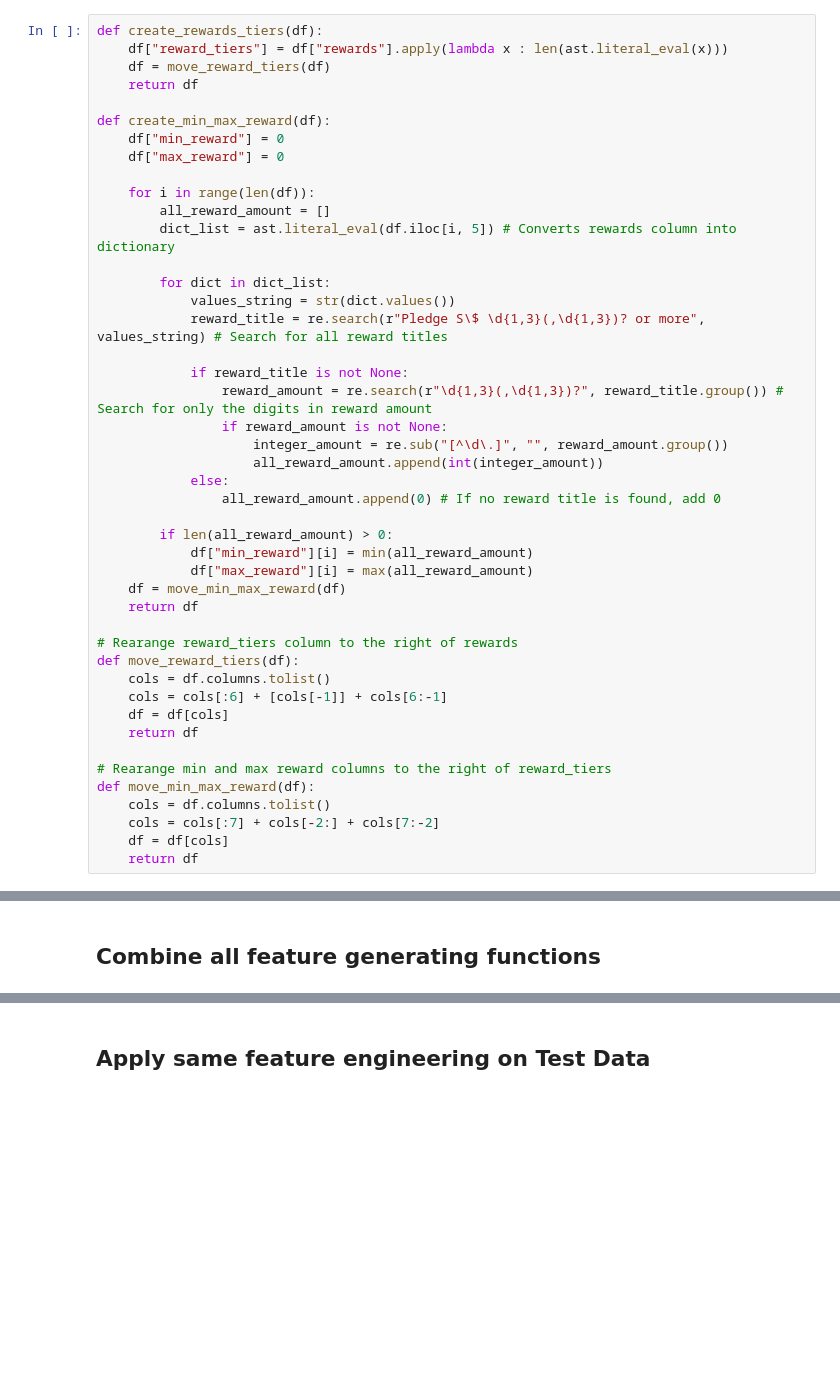
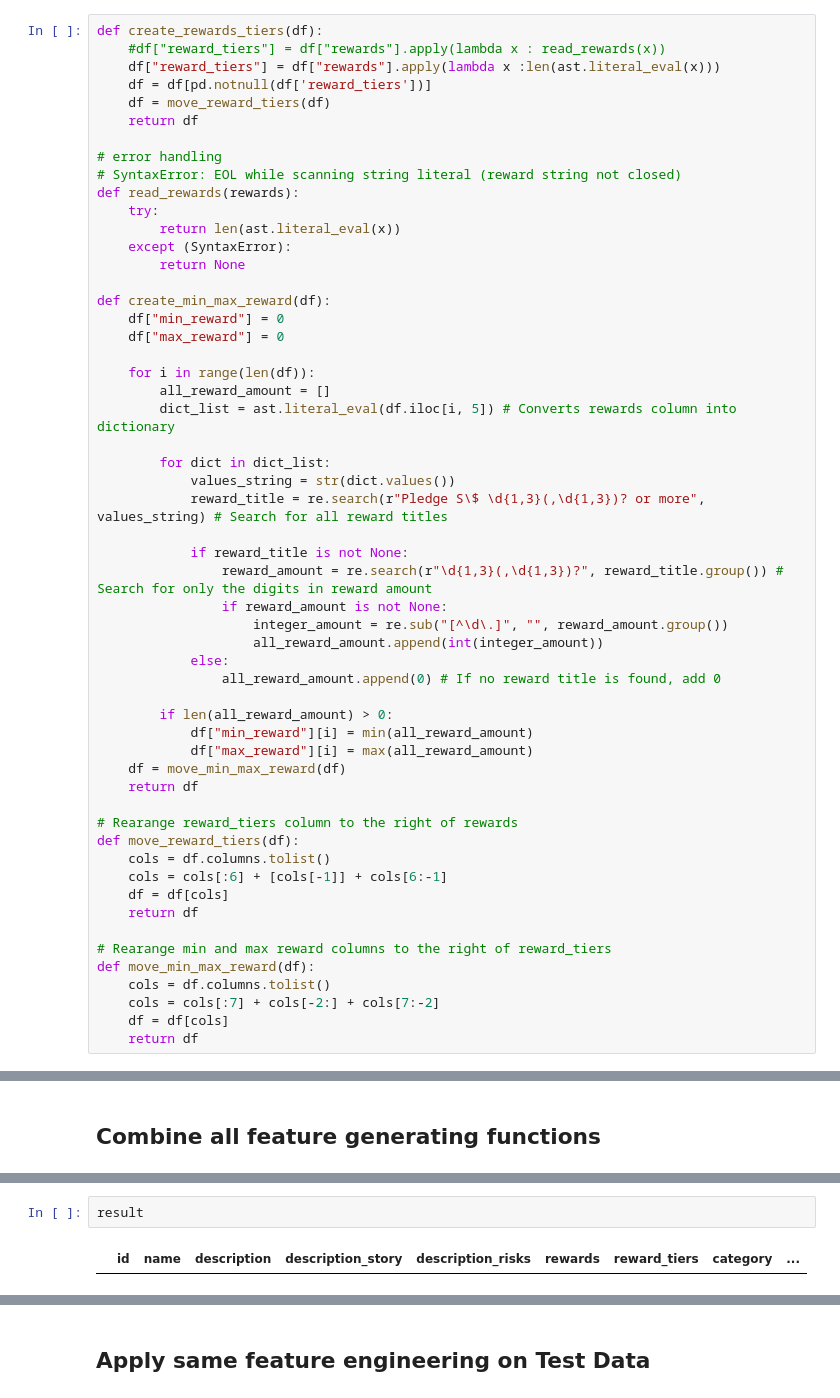
Before and after one commit to bandytan/Kickstarter-Campaign-Success-Predictor, a Jupyter notebook: Feature Engineering.ipynb, the cells around one changed output, grey strips where cells are left out. Cells and saved outputs as stored; diff of their text form; blank space fills up the shorter version.

Commit message:
Error handling for reward string

```diff
--- a/Feature Engineering.ipynb
+++ b/Feature Engineering.ipynb
@@ -221,9 +239,19 @@ for x in df.columns:
 <font color="red"><strong>I dont think list can be a input to ML</strong></font>
 # %%
 def create_rewards_tiers(df):
-    df["reward_tiers"] = df["rewards"].apply(lambda x : len(ast.literal_eval(x)))
+    #df["reward_tiers"] = df["rewards"].apply(lambda x : read_rewards(x))
+    df["reward_tiers"] = df["rewards"].apply(lambda x :len(ast.literal_eval(x)))
+    df = df[pd.notnull(df['reward_tiers'])]
     df = move_reward_tiers(df)
     return df
+
+# error handling
+# SyntaxError: EOL while scanning string literal (reward string not closed)
+def read_rewards(rewards):
+    try:
+        return len(ast.literal_eval(x))
+    except (SyntaxError):
+        return None
 
 def create_min_max_reward(df):
     df["min_reward"] = 0
@@ -342,0 +373,4 @@ result = generate_duration_features(result)
+# %%
+result
+# %% [output]
+|  | id | name | description | description_story | description_risks | rewards | reward_tiers | category | ... |
```
Also changed, not shown: parts of 3 cells of this notebook.
